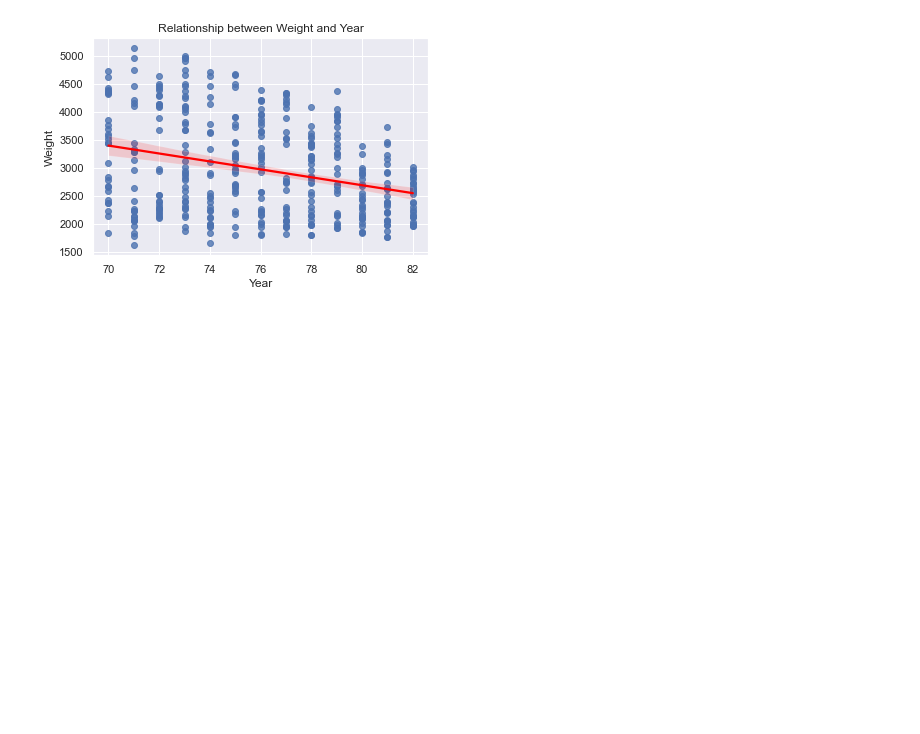
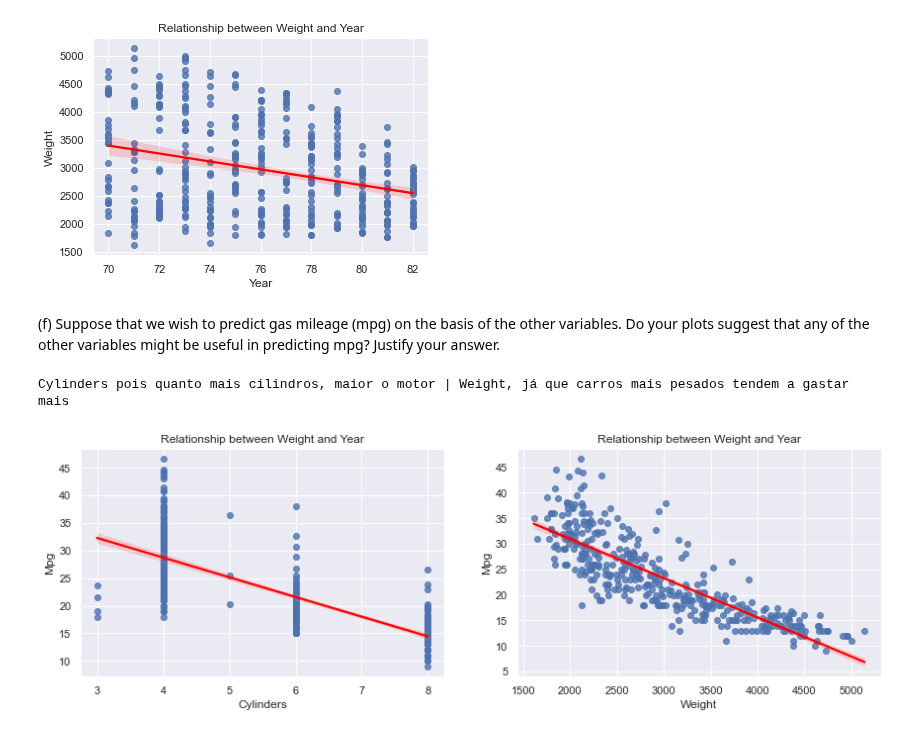
Before and after one commit to josinovmota/Defeating-An-introduction-to-statistical-learning, a Jupyter notebook: Exercises/2.4 Exercises/main.ipynb, the cells around one changed output. Drawn from its saved outputs; the diff is of its cells as text; code cells hidden in the pictures; blank space fills up the shorter version.

```diff
--- a/Exercises/2.4 Exercises/main.ipynb
+++ b/Exercises/2.4 Exercises/main.ipynb
@@ -440,3 +442,29 @@ plt.title('Relationship between Weight and Year')
 # %% [output]
 Text(0.5, 1.0, 'Relationship between Weight and Year')
 [figure]
+# %% [markdown]
+(f) Suppose that we wish to predict gas mileage (mpg) on the basis
+of the other variables. Do your plots suggest that any of the
+other variables might be useful in predicting mpg? Justify your
+answer.
+# %%
+print('Cylinders pois quanto mais cilindros, maior o motor, o que impacta no automóvel ser menos econômico | Weight, já que carros mais pesados tendem a gastar mais')
+# %% [output]
+Cylinders pois quanto mais cilindros, maior o motor | Weight, já que carros mais pesados tendem a gastar mais
+# %%
+plt.subplot(121)
+sns.regplot(x='cylinders', y='mpg', data=df, line_kws={'color': 'red'})
+plt.xlabel('Cylinders')
+plt.ylabel('Mpg')
+plt.title('Relationship between Weight and Year')
+
+plt.subplot(122)
+sns.regplot(x='weight', y='mpg', data=df, line_kws={'color': 'red'})
+plt.xlabel('Weight')
+plt.ylabel('Mpg')
+plt.title('Relationship between Weight and Year')
+
+plt.subplots_adjust(left=0.125, bottom=0.1, right=2, top=0.9, wspace=0.2, hspace=0.2)
+plt.show()
+# %% [output]
+[figure, added]
```
Also changed, not shown: parts of 2 cells of this notebook.
